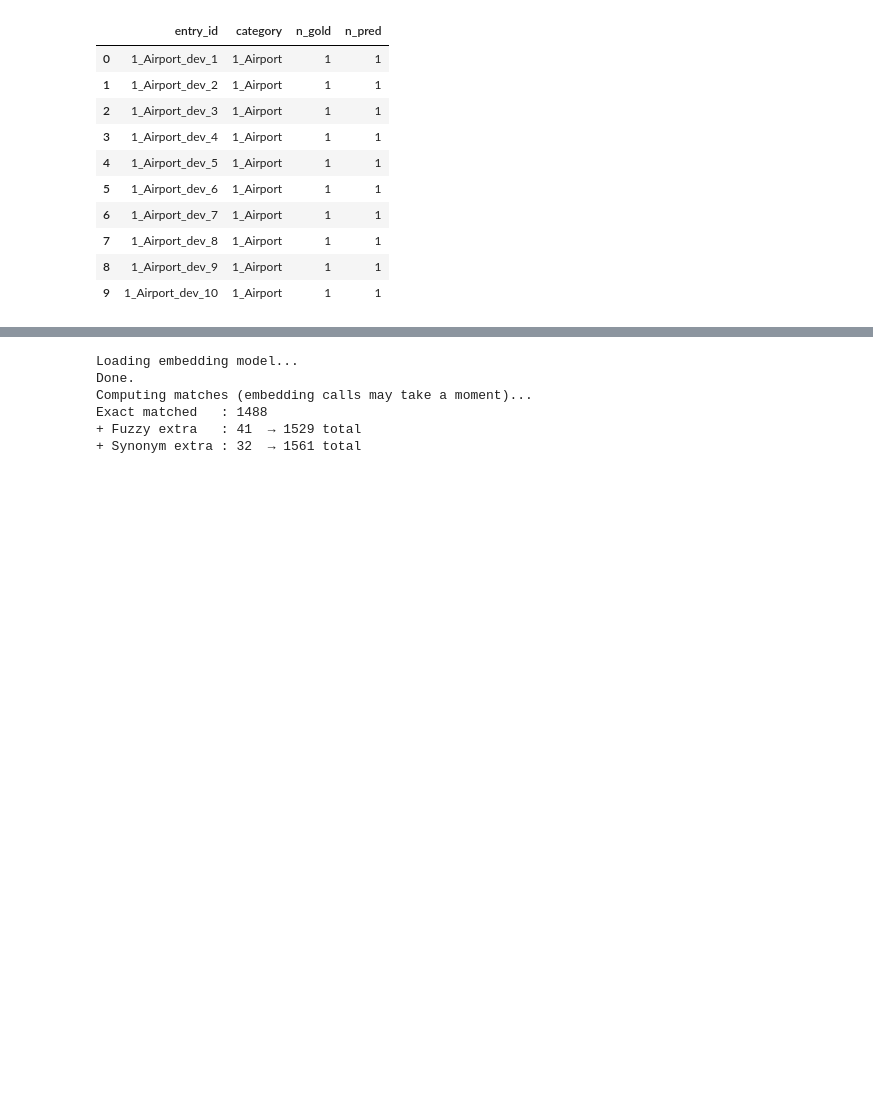
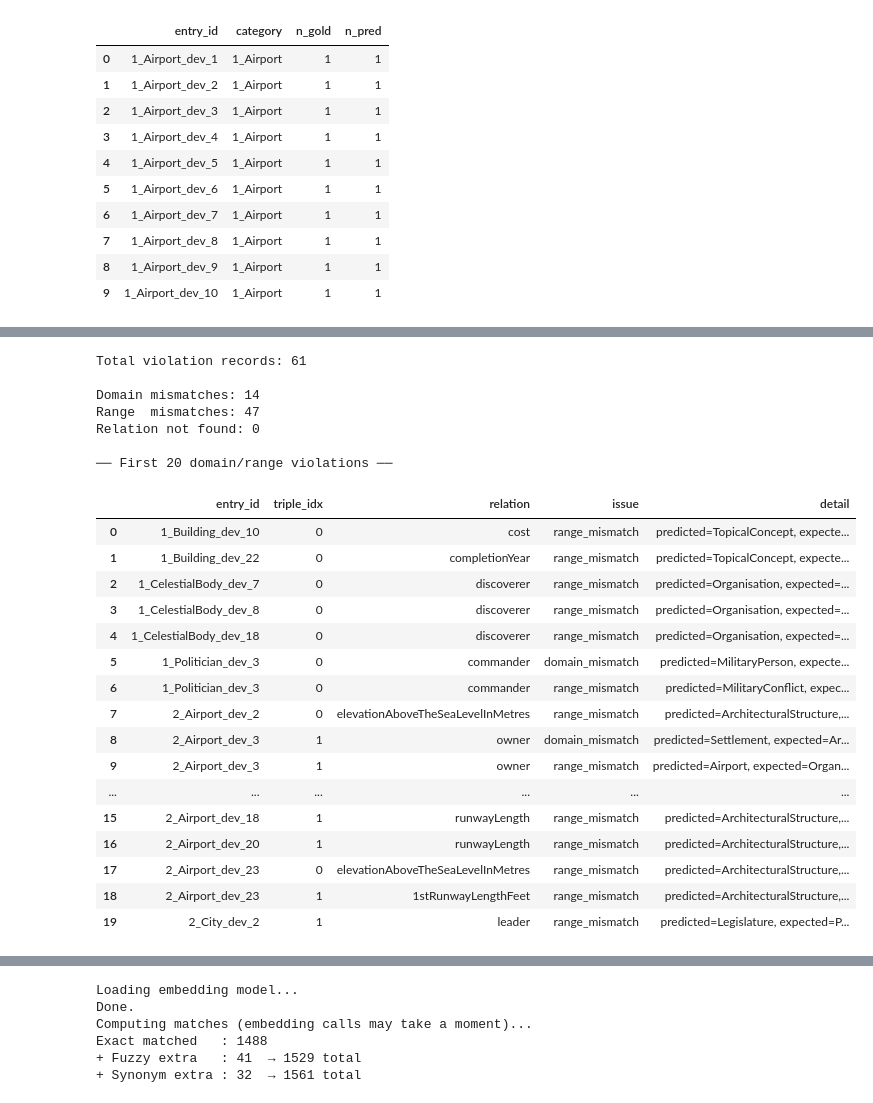
Before and after one commit to kurolesica0211/thesis-code, a Jupyter notebook: main.ipynb, the cells around one changed output, grey strips where cells are left out. Drawn from its saved outputs; the diff is of its cells as text; code cells hidden in the pictures; blank space fills up the shorter version.

```diff
--- a/main.ipynb
+++ b/main.ipynb
@@ -65,0 +338,37 @@ Gold triples: 1919  |  Predicted triples: 1831
+# %%
+# ── Sample violations ─────────────────────────────────────────────────────────
+viol_df = pd.DataFrame(violation_details,
+                        columns=["entry_id", "triple_idx", "relation",
+                                 "issue", "detail"])
+print(f"Total violation records: {len(viol_df)}")
+print(f"\nDomain mismatches: {(viol_df['issue']=='domain_mismatch').sum()}")
+print(f"Range  mismatches: {(viol_df['issue']=='range_mismatch').sum()}")
+print(f"Relation not found: {(viol_df['issue']=='relation_not_found').sum()}")
+
+print("\n── First 20 domain/range violations ──")
+viol_df[viol_df["issue"] != "relation_not_found"].head(20)
+# %% [output]
+Total violation records: 61
+
+Domain mismatches: 14
+Range  mismatches: 47
+Relation not found: 0
+
+── First 20 domain/range violations ──
+|  | entry_id | triple_idx | relation | issue | detail |
+| 0 | 1_Building_dev_10 | 0 | cost | range_mismatch | predicted=TopicalConcept, expecte... |
+| 1 | 1_Building_dev_22 | 0 | completionYear | range_mismatch | predicted=TopicalConcept, expecte... |
+| 2 | 1_CelestialBody_dev_7 | 0 | discoverer | range_mismatch | predicted=Organisation, expected=... |
+| 3 | 1_CelestialBody_dev_8 | 0 | discoverer | range_mismatch | predicted=Organisation, expected=... |
+| 4 | 1_CelestialBody_dev_18 | 0 | discoverer | range_mismatch | predicted=Organisation, expected=... |
+| 5 | 1_Politician_dev_3 | 0 | commander | domain_mismatch | predicted=MilitaryPerson, expecte... |
+| 6 | 1_Politician_dev_3 | 0 | commander | range_mismatch | predicted=MilitaryConflict, expec... |
+| 7 | 2_Airport_dev_2 | 0 | elevationAboveTheSeaLevelInMetres | range_mismatch | predicted=ArchitecturalStructure,... |
+| 8 | 2_Airport_dev_3 | 1 | owner | domain_mismatch | predicted=Settlement, expected=Ar... |
+| 9 | 2_Airport_dev_3 | 1 | owner | range_mismatch | predicted=Airport, expected=Organ... |
+| ... | ... | ... | ... | ... | ... |
+| 15 | 2_Airport_dev_18 | 1 | runwayLength | range_mismatch | predicted=ArchitecturalStructure,... |
+| 16 | 2_Airport_dev_20 | 1 | runwayLength | range_mismatch | predicted=ArchitecturalStructure,... |
+| 17 | 2_Airport_dev_23 | 0 | elevationAboveTheSeaLevelInMetres | range_mismatch | predicted=ArchitecturalStructure,... |
+| 18 | 2_Airport_dev_23 | 1 | 1stRunwayLengthFeet | range_mismatch | predicted=ArchitecturalStructure,... |
+| 19 | 2_City_dev_2 | 1 | leader | range_mismatch | predicted=Legislature, expected=P... |
```
Also changed, not shown: parts of 6 cells of this notebook, 1 other file.
